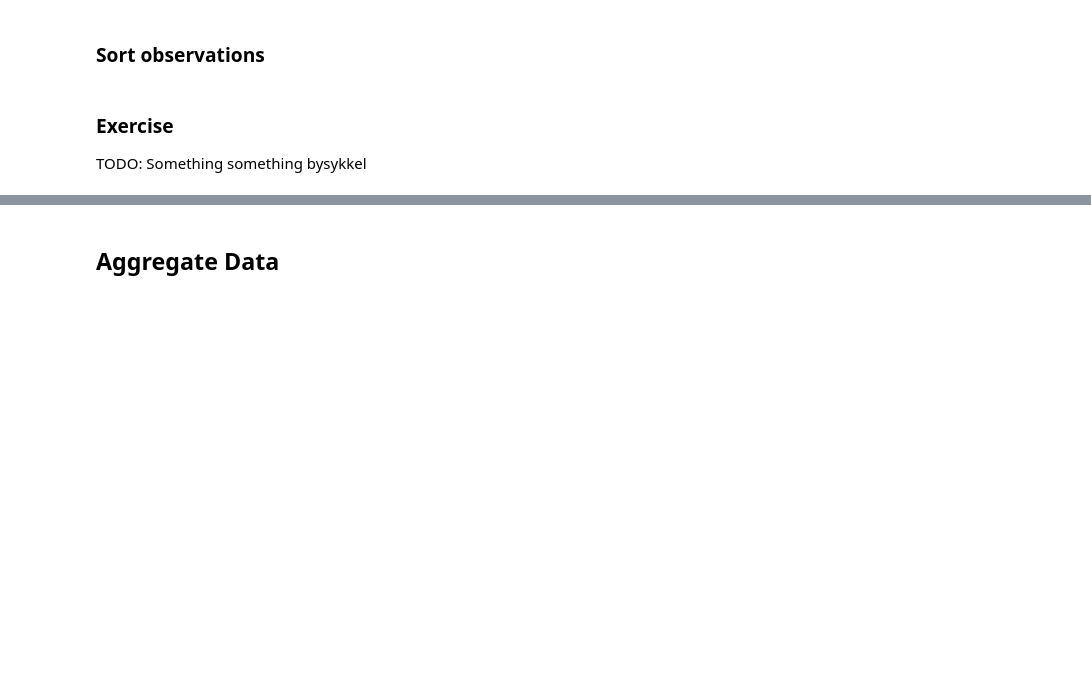
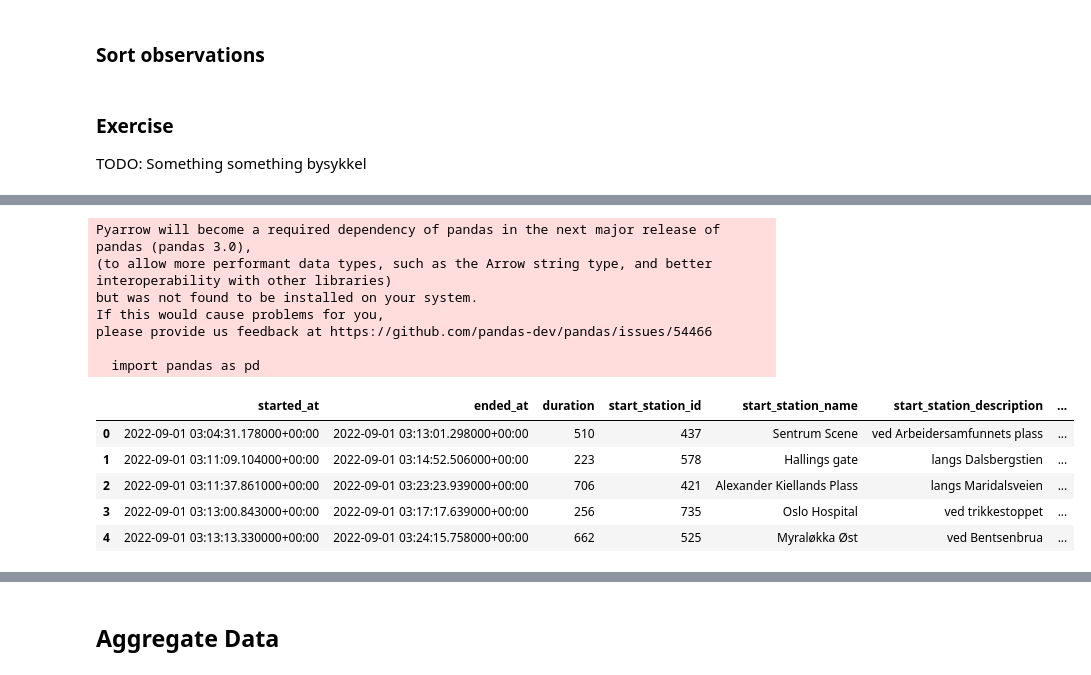
Before and after one commit to no-pim-data-analytics/ml-faggruppe, a Jupyter notebook: 2024V/session1_intro_data_processing/python/plan.ipynb, the cells around one changed output, grey strips where cells are left out. Drawn from its saved outputs; the diff is of its cells as text; code cells hidden in the pictures; blank space fills up the shorter version.

Commit message:
Added assign, lambda functions, method piping, and tidy dataframes

```diff
--- a/2024V/session1_intro_data_processing/python/plan.ipynb
+++ b/2024V/session1_intro_data_processing/python/plan.ipynb
@@ -283,0 +366,21 @@ TODO: Something something bysykkel
+# %%
+import pandas as pd
+df = pd.read_csv("../data/09.csv")
+
+df = df.assign(duration_minutes = df["duration"]/60)
+df.head()
+#
+# %% [output]
+Pyarrow will become a required dependency of pandas in the next major release of pandas (pandas 3.0),
+(to allow more performant data types, such as the Arrow string type, and better interoperability with other libraries)
+but was not found to be installed on your system.
+If this would cause problems for you,
+please provide us feedback at https://github.com/pandas-dev/pandas/issues/54466
+
+  import pandas as pd
+|  | started_at | ended_at | duration | start_station_id | start_station_name | start_station_description | ... |
+| 0 | 2022-09-01 03:04:31.178000+00:00 | 2022-09-01 03:13:01.298000+00:00 | 510 | 437 | Sentrum Scene | ved Arbeidersamfunnets plass | ... |
+| 1 | 2022-09-01 03:11:09.104000+00:00 | 2022-09-01 03:14:52.506000+00:00 | 223 | 578 | Hallings gate | langs Dalsbergstien | ... |
+| 2 | 2022-09-01 03:11:37.861000+00:00 | 2022-09-01 03:23:23.939000+00:00 | 706 | 421 | Alexander Kiellands Plass | langs Maridalsveien | ... |
+| 3 | 2022-09-01 03:13:00.843000+00:00 | 2022-09-01 03:17:17.639000+00:00 | 256 | 735 | Oslo Hospital | ved trikkestoppet | ... |
+| 4 | 2022-09-01 03:13:13.330000+00:00 | 2022-09-01 03:24:15.758000+00:00 | 662 | 525 | Myraløkka Øst | ved Bentsenbrua | ... |
```
Also changed, not shown: parts of 45 cells of this notebook.
